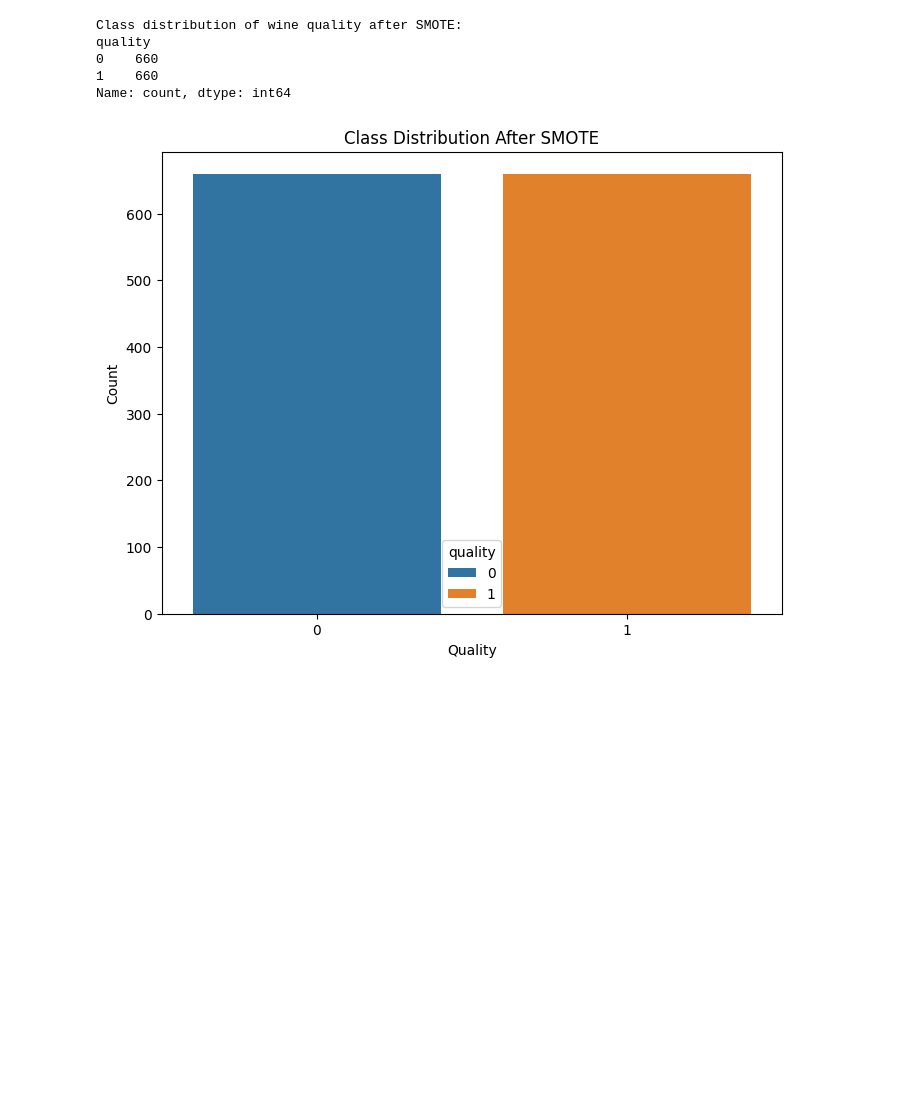
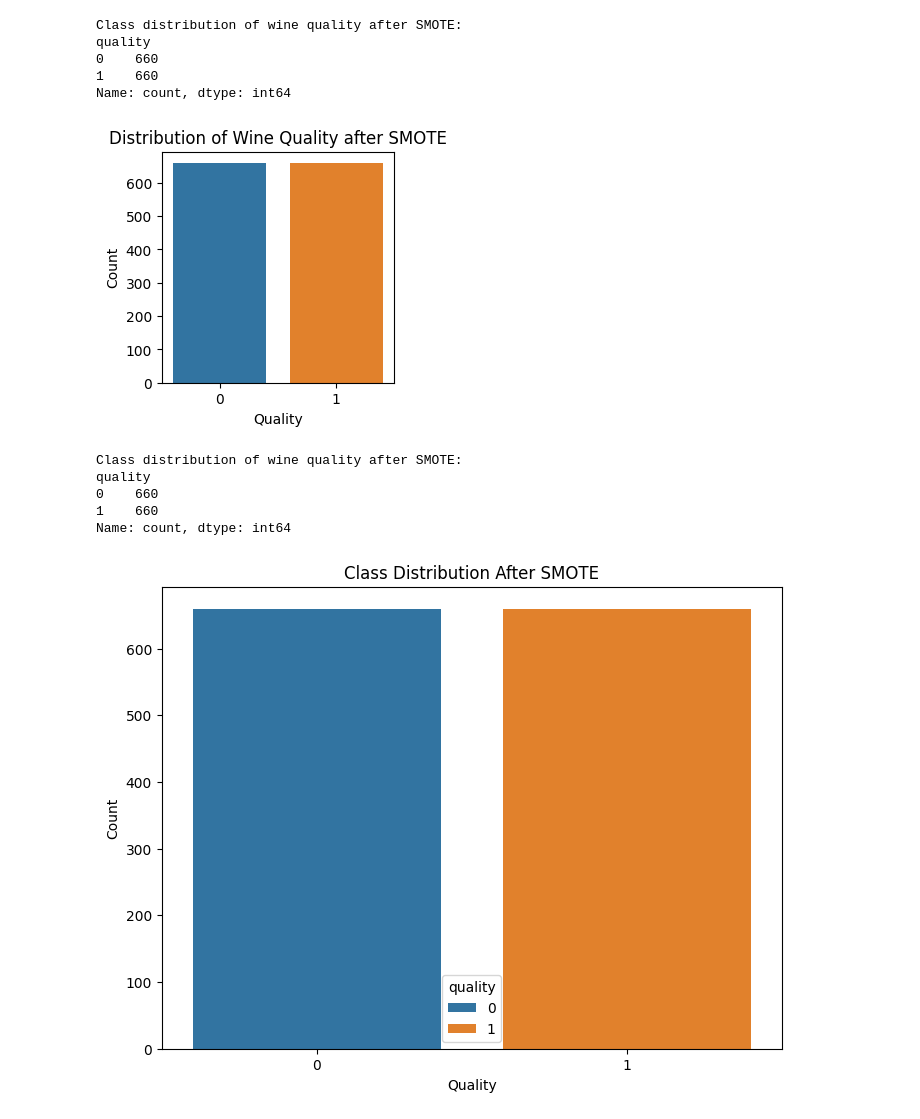
Before and after one commit to ChamikaRohan/Machine-Learning-based-Red-Wine-Quality-Prediction, a Jupyter notebook: Red_Wine_Quality_Prediction_Model.ipynb, the cells around one changed output. Cells and saved outputs as stored; diff of their text form; code cells hidden in the pictures; blank space fills up the shorter version.

```diff
--- a/Red_Wine_Quality_Prediction_Model.ipynb
+++ b/Red_Wine_Quality_Prediction_Model.ipynb
@@ -379,6 +379,27 @@ quality
 0    660
 1    660
 Name: count, dtype: int64
+# %%
+#Here Counting the occurrences of each class after SMOTE
+class_counts = y.value_counts()
+
+#Plot the class distribution of Wine Quality after SMOTE
+plt.figure(figsize=(3, 3))
+sns.barplot(x=class_counts.index, y=class_counts.values, hue=class_counts.index, dodge=False, legend=False)
+plt.xlabel('Quality')
+plt.ylabel('Count')
+plt.title('Distribution of Wine Quality after SMOTE')
+plt.show()
+
+print("\nClass distribution of wine quality after SMOTE:")
+print(class_counts)
+# %% [output]
+[figure, added]
+Class distribution of wine quality after SMOTE:
+quality
+0    660
+1    660
+Name: count, dtype: int64
 # %%
 # Count the occurrences of each class after SMOTE
 class_counts = y.value_counts()
```
Also changed, not shown: parts of 8 cells of this notebook.
